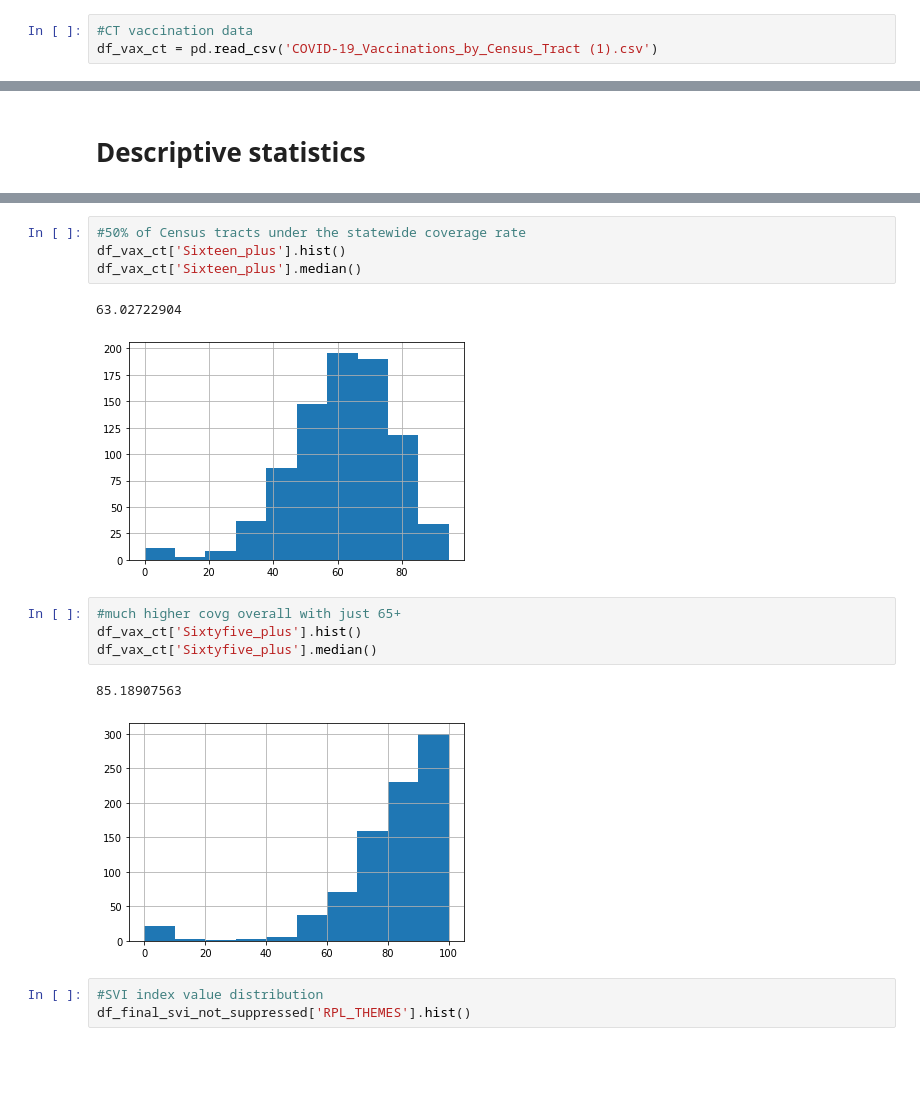
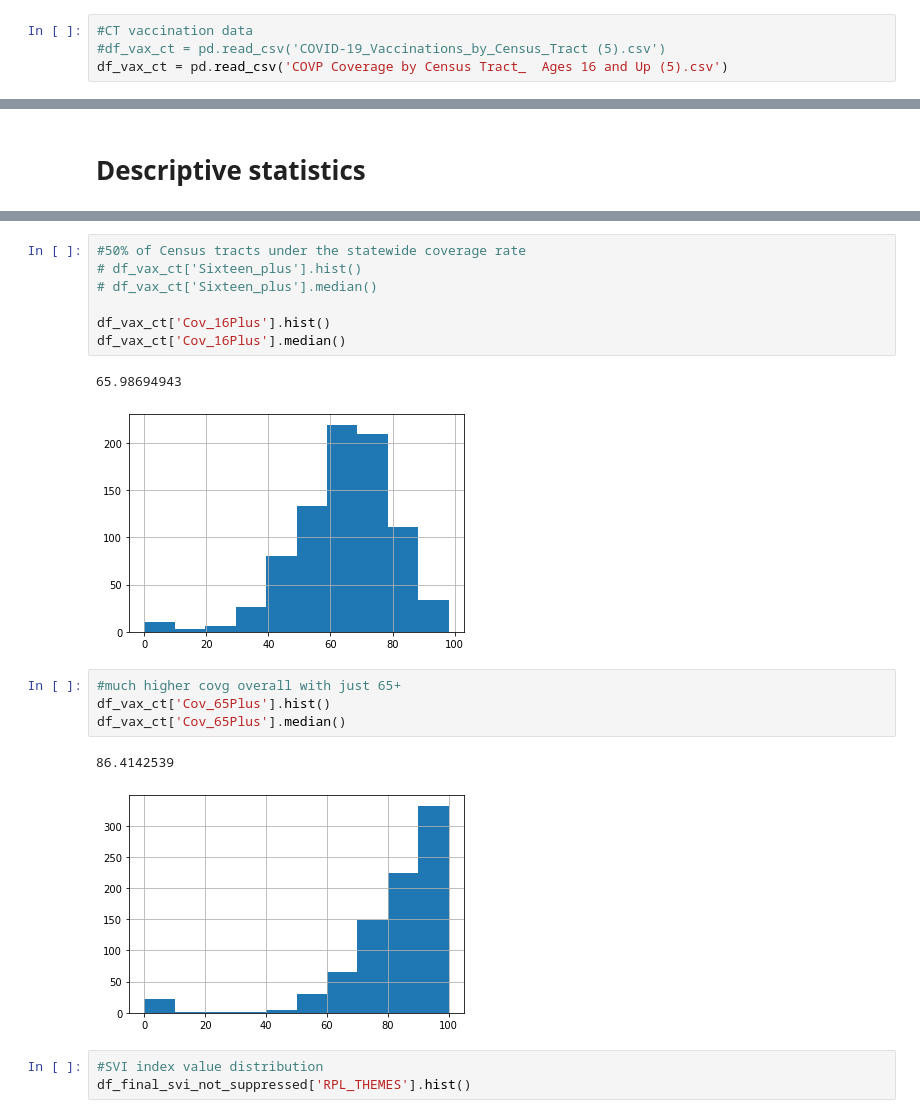
Before and after one commit to kpananjady/SVI_component_analysis, a Jupyter notebook: SVI characteristics .ipynb, the cells around one changed output, grey strips where cells are left out. Drawn from its saved outputs; the diff is of its cells as text; blank space fills up the shorter version.

```diff
--- a/SVI characteristics .ipynb
+++ b/SVI characteristics .ipynb
@@ -40,6 +45,7 @@ df_ct_svi_themes = df_ct_svi[['FIPS','RPL_THEME1','RPL_THEME2','RPL_THEME3','RPL
 # %%
 #CT vaccination data
-df_vax_ct = pd.read_csv('COVID-19_Vaccinations_by_Census_Tract (1).csv')
+#df_vax_ct = pd.read_csv('COVID-19_Vaccinations_by_Census_Tract (5).csv')
+df_vax_ct = pd.read_csv('COVP Coverage by Census Tract_  Ages 16 and Up (5).csv')
 # %%
 #looks like we're missing a Census tract in the overall
 len(df_ct_svi_themes),len(df_vax_ct)
@@ -62,17 +75,20 @@ len(df_final_svi_not_suppressed)
 # %%
 #50% of Census tracts under the statewide coverage rate
-df_vax_ct['Sixteen_plus'].hist()
-df_vax_ct['Sixteen_plus'].median()
+# df_vax_ct['Sixteen_plus'].hist()
+# df_vax_ct['Sixteen_plus'].median()
+
+df_vax_ct['Cov_16Plus'].hist()
+df_vax_ct['Cov_16Plus'].median()
 # %% [output]
-63.02722904
+65.98694943
-[figure, old version]
+[figure, new version]
 # %%
 #much higher covg overall with just 65+
-df_vax_ct['Sixtyfive_plus'].hist()
-df_vax_ct['Sixtyfive_plus'].median()
+df_vax_ct['Cov_65Plus'].hist()
+df_vax_ct['Cov_65Plus'].median()
 # %% [output]
-85.18907563
+86.4142539
-[figure, old version]
+[figure, new version]
 # %%
 #SVI index value distribution
 df_final_svi_not_suppressed['RPL_THEMES'].hist()
```
Also changed, not shown: parts of 28 cells of this notebook.
